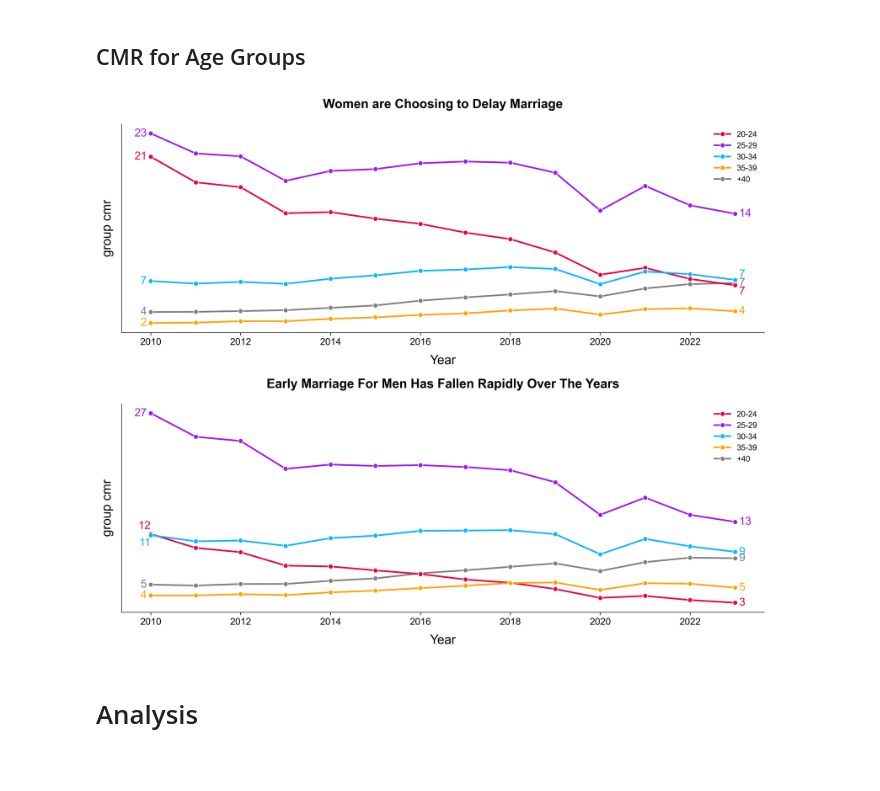
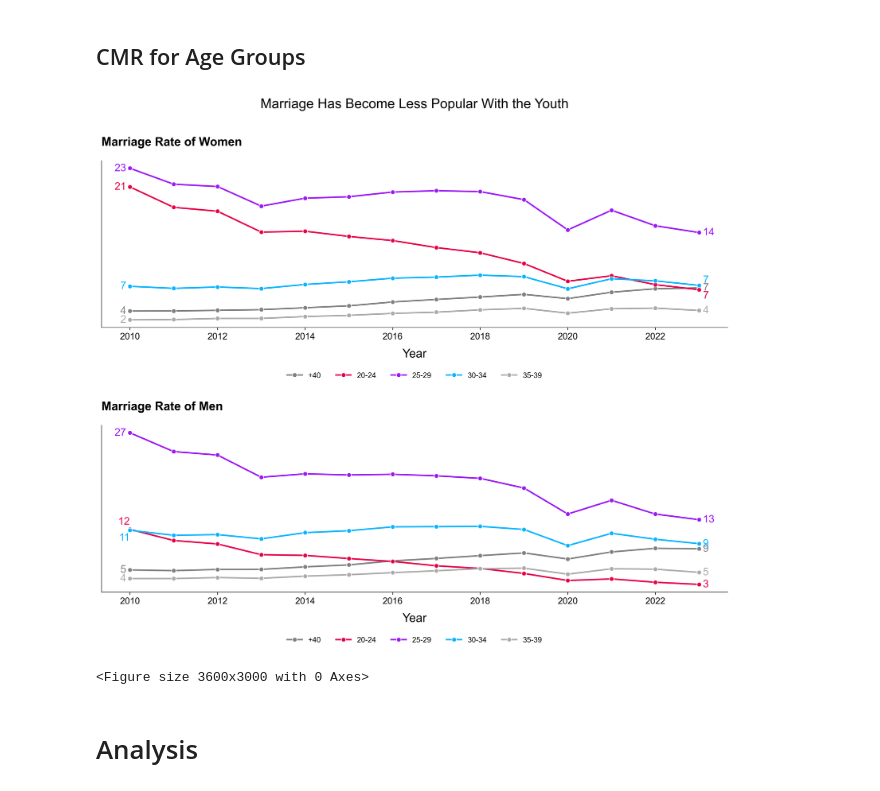
Before and after one commit to JGundisalvus/portfolio, a Jupyter notebook: polish_marriage_demographics/polish_marriage_trends.ipynb, the cells around one changed output. Drawn from its saved outputs; the diff is of its cells as text; code cells hidden in the pictures.

Commit message:
updated chart format and minor analysis wording update

```diff
--- a/polish_marriage_demographics/polish_marriage_trends.ipynb
+++ b/polish_marriage_demographics/polish_marriage_trends.ipynb
@@ -411,11 +411,24 @@ plt.savefig('./charts/average_age.png')
 # %% [markdown]
 ## Marriages By Age Groups
 # %%
+import ipywidgets as widgets
+from IPython.display import display
+
+# Create a color picker widget
+color_picker = widgets.ColorPicker(
+    description='Pick a color',
+    value='#ff0000',  # default value
+    disabled=False
+)
+
+# Display the widget
+display(color_picker)
+
 custom_palette = {
     '<20': 'red',
     '20-24': '#e60049',
     '25-29': '#9b19f5',
     '30-34': "#0bb4ff",
-    '35-39': "#ffa300",
+    '35-39': "#ababab",
     '+40': 'grey'
 }
@@ -422,9 +437,10 @@ custom_palette = {
 # %%
 import matplotlib.ticker as mtick
 fig, axes  = plt.subplots(2, 1, figsize=(12, 10))
-fig.suptitle('Proportion of Marriages by Age group')
+fig.suptitle('Proportion of Marriages by Age group', fontsize = 18)
 
 for i, gender in enumerate(df_marriage['gender'].unique()):
+
     df_temp = df_marriage[(df_marriage['gender'] == gender) & (df_marriage['age group'] != '<20')]
 
     sns.lineplot(df_temp, x='Year', y='percent of total', ax=axes[i], hue='age group', marker='o', palette=custom_palette)
@@ -433,8 +449,10 @@ for i, gender in enumerate(df_marriage['gender'].unique()):
 
     order = [1,2,3,4,0]
     axes[i].legend([handles[idx] for idx in order], [labels[idx] for idx in order])
-    axes[i].set_title(f'{"Women are Choosing to Delay Marriage" if gender == "female" else "Early Marriage For Men Has Dropped in Popularity"}')
+    axes[i].set_title("Proportion of Marriages by Bride's Age Group" if gender == "female" else "Proportion of Marriages by Groom's Age Group", loc='left')
     axes[i].yaxis.set_major_formatter(mtick.PercentFormatter(xmax=1, decimals=0))  # Assuming 'Value' is in the range [0, 1]
+    axes[i].set_ylabel('')  # Set y-axis label
+    axes[i].legend(loc='lower center', bbox_to_anchor=(0.5, -0.35), fancybox=True, shadow=True, ncol = 5)
 
     for age_group in df_temp['age group'].unique():
 
@@ -493,8 +511,9 @@ df_grouped_cmr = df_grouped_cmr.rename(columns={'Value_x':'total marriages', 'Va
 # We multiple by 10,000 instead of 1,000 so we have more readable values
 df_grouped_cmr['group cmr'] = df_grouped_cmr['total marriages'] / df_grouped_cmr['population'] * 10_000
 # %%
+import matplotlib.ticker as mtick
+
 fig, axes = plt.subplots(2, 1, figsize=(12, 10))
-import matplotlib.ticker as mtick
 
 for i, gender in enumerate(df_grouped_cmr['gender'].unique()):
     df_temp = df_grouped_cmr[(df_grouped_cmr['gender'] == gender) & (df_grouped_cmr['age group'] != '<20')]
@@ -505,8 +524,11 @@ for i, gender in enumerate(df_grouped_cmr['gender'].unique()):
 
     order = [1,2,3,4,0]
     axes[i].legend([handles[idx] for idx in order], [labels[idx] for idx in order])
-    axes[i].set_title(f'{"Women are Choosing to Delay Marriage" if gender == "female" else "Early Marriage For Men Has Fallen Rapidly Over The Years"}')
+    axes[i].set_title("Marriage Rate of Women" if gender == "female" else "Marriage Rate of Men", loc='left')
     axes[i].yaxis.set_major_formatter(mtick.PercentFormatter(xmax=1, decimals=0))  # Assuming 'Value' is in the range [0, 1]
+    axes[i].set_ylabel('')  # Set y-axis label
+    axes[i].legend(loc='lower center', bbox_to_anchor=(0.5, -0.35), fancybox=True, shadow=True, ncol = 5)
+
 
     for age_group in df_temp['age group'].unique():
 
@@ -527,36 +549,38 @@ for i, gender in enumerate(df_grouped_cmr['gender'].unique()):
             if age_group == '20-24':
                 xy_pos_first = (0, 10)
             elif age_group == '30-34':
                 xy_pos_first = (0, -10)
 
         last_text = axes[i].annotate("{:.0f}".format(last_row['group cmr']),
                          xy = (last_row['Year'],last_row['group cmr']),
                          xytext = xy_pos_last,
                          textcoords = 'offset points',
                          ha = 'left',
                          va = 'center',
                          fontsize = 14,
                          color = custom_palette[age_group])
 
         first_text = axes[i].annotate("{:.0f}".format(first_row['group cmr']),
                          xy = (first_row['Year'], first_row['group cmr']),
                          xytext = xy_pos_first,
                          textcoords = 'offset points',
                          ha = 'right',
                          va = 'center',
                          fontsize = 14,
                          color = custom_palette[age_group])
 
 # Hide y-axis labels and spine if desired
 for ax in axes:
     ax.set_yticks([])  # Remove tick marks
-    ax.yaxis.set_ticks_position('none')  # Ensure no ticks are visible
+    ax.yaxis.set_ticks_position('none')  # Ensure no ticks are
 
 plt.tight_layout()
+plt.suptitle('Marriage Has Become Less Popular With the Youth', y= 1.05, ha='center',fontsize = 18)
+plt.show()
 plt.savefig('./charts/cmr_by_age.png')
-plt.show()
 # %% [output]
-[figure, old version]
+[figure, new version]
+<Figure size 3600x3000 with 0 Axes>
 # %% [markdown]
 # Analysis
 # %% [markdown]
```
Also changed, not shown: parts of 7 cells of this notebook, 3 other files.
